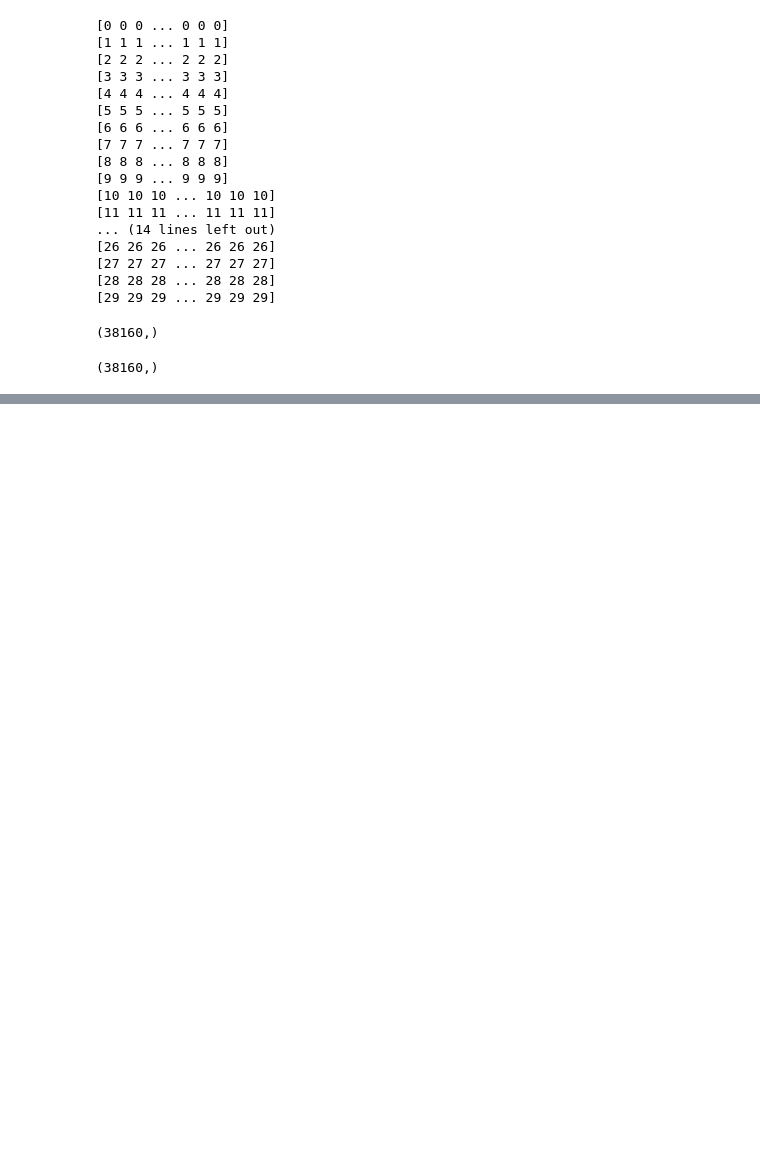
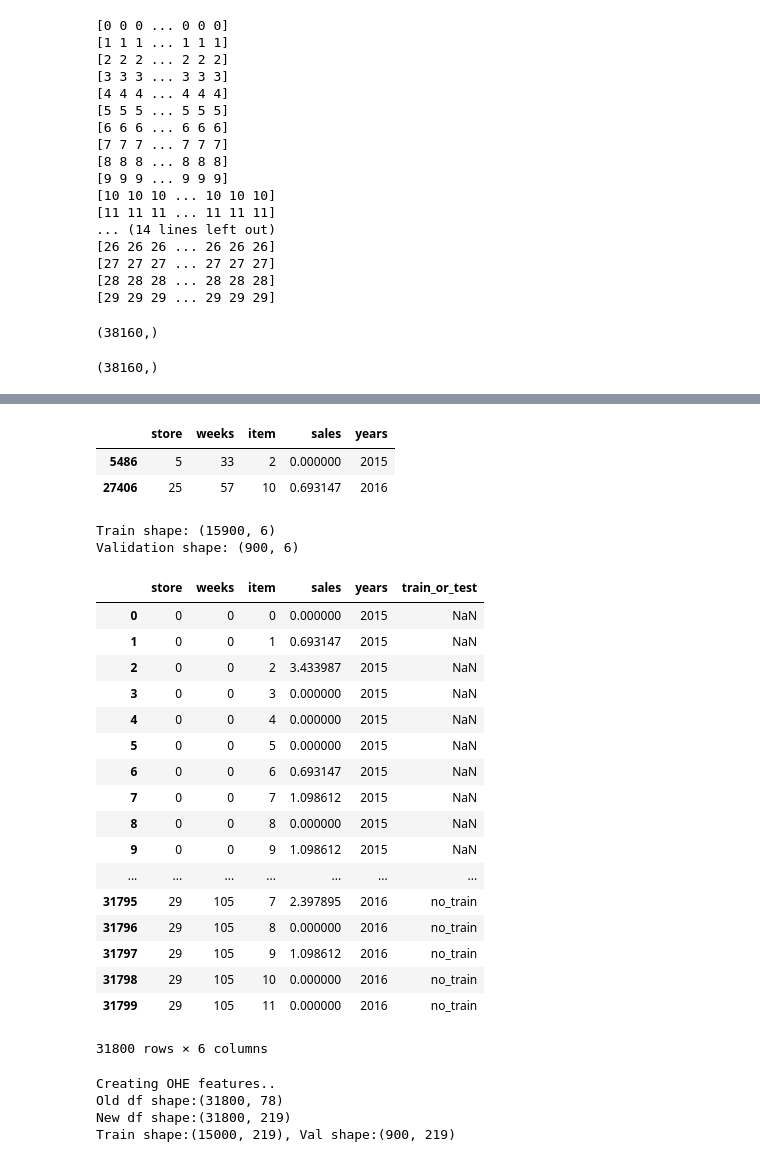
Before and after one commit to finyle/biyesheji, a Jupyter notebook: try.ipynb, the cells around one changed output, grey strips where cells are left out. Drawn from its saved outputs; the diff is of its cells as text; code cells hidden in the pictures; blank space fills up the shorter version.

```diff
--- a/try.ipynb
+++ b/try.ipynb
@@ -199,0 +480,5 @@ for i in list_store:
+# %%
+df_year6t = df[lambda df: df['weeks'] > 52]
+df_year6t['years'] = 2016
+#df_year6 = df_year6t['years']
+#df_year6t
@@ -199,0 +508,10 @@ for i in list_store:
+# %%
+df_yearadd = pd.concat([df_year5t,df_year6t])
+df = df_yearadd
+# %%
+df['sales'] = np.log1p(df.sales.values)
+df.sample(2)
+# %% [output]
+|  | store | weeks | item | sales | years |
+| 5486 | 5 | 33 | 2 | 0.000000 | 2015 |
+| 27406 | 25 | 57 | 10 | 0.693147 | 2016 |
@@ -199,0 +582,64 @@ for i in list_store:
+# %%
+#设置训练数据，验证数据
+masked_series = (df['years']==2016) & (df['weeks'].isin([53,54,55]))
+masked_series2 = (df['years']==2016) & (~(df['weeks'].isin([53,54,55])))
+df.loc[(masked_series), 'train_or_test'] = 'val'
+df.loc[(masked_series2), 'train_or_test'] = 'no_train'
+print('Train shape: {}'.format(df.loc[df['years']==2015,:].shape))
+print('Validation shape: {}'.format(df.loc[df.train_or_test=='val',:].shape))
+#print('No train shape: {}'.format(df.loc[df.train_or_test=='no_train',:].shape))
+#print('Test shape: {}'.format(df.loc[df['年份']==2016,:].shape))
+# %% [output]
+Train shape: (15900, 6)
+Validation shape: (900, 6)
+# %%
+df
+# Converting sales of validation period to nan so as to resemble test period
+train = df
+Y_val = train.loc[train.train_or_test=='val', 'sales'].values.reshape((-1))
+Y_train = train.loc[train.train_or_test=='train', 'sales'].values.reshape((-1))
+train.loc[train.train_or_test=='val', 'sales'] = np.nan
+train
+# %% [output]
+|  | store | weeks | item | sales | years | train_or_test |
+| 0 | 0 | 0 | 0 | 0.000000 | 2015 | NaN |
+| 1 | 0 | 0 | 1 | 0.693147 | 2015 | NaN |
+| 2 | 0 | 0 | 2 | 3.433987 | 2015 | NaN |
+| 3 | 0 | 0 | 3 | 0.000000 | 2015 | NaN |
+| 4 | 0 | 0 | 4 | 0.000000 | 2015 | NaN |
+| 5 | 0 | 0 | 5 | 0.000000 | 2015 | NaN |
+| 6 | 0 | 0 | 6 | 0.693147 | 2015 | NaN |
+| 7 | 0 | 0 | 7 | 1.098612 | 2015 | NaN |
+| 8 | 0 | 0 | 8 | 0.000000 | 2015 | NaN |
+| 9 | 0 | 0 | 9 | 1.098612 | 2015 | NaN |
+| ... | ... | ... | ... | ... | ... | ... |
+| 31795 | 29 | 105 | 7 | 2.397895 | 2016 | no_train |
+| 31796 | 29 | 105 | 8 | 0.000000 | 2016 | no_train |
+| 31797 | 29 | 105 | 9 | 1.098612 | 2016 | no_train |
+| 31798 | 29 | 105 | 10 | 0.000000 | 2016 | no_train |
+| 31799 | 29 | 105 | 11 | 0.000000 | 2016 | no_train |
+31800 rows × 6 columns
+# %%
+# # Creating sales lag, rolling mean, rolling median, ohe features of the above train set
+train = create_sales_lag_feats(train, gpby_cols=['store','item'], target_col='sales',
+                               lags=[3,4,5,6,7,8,9,18,36,53])
+
+train = create_sales_rmean_feats(train, gpby_cols=['store','item'],
+                                 target_col='sales', windows=[18,36],
+                                 min_periods=10, win_type='triang') #98,119,91,182,
+
+train = create_sales_ewm_feats(train, gpby_cols=['store','item'],
+                               target_col='sales',
+                               alpha=[0.95, 0.9, 0.8, 0.7, 0.6, 0.5],
+                               shift=[3,4,5,6,7,8,9,18,36,53])
+
+train = one_hot_encoder(train, ohe_cols=['store','item','weeks','years'])
+
+val = train.loc[train.train_or_test=='val', :]
+train = train.loc[train.train_or_test=='no_train', :]
+print('Train shape:{}, Val shape:{}'.format(train.shape, val.shape))
+# %% [output]
+Creating OHE features..
+Old df shape:(31800, 78)
+New df shape:(31800, 219)
+Train shape:(15000, 219), Val shape:(900, 219)
```
Also changed, not shown: parts of 24 cells of this notebook, 3 other files.
